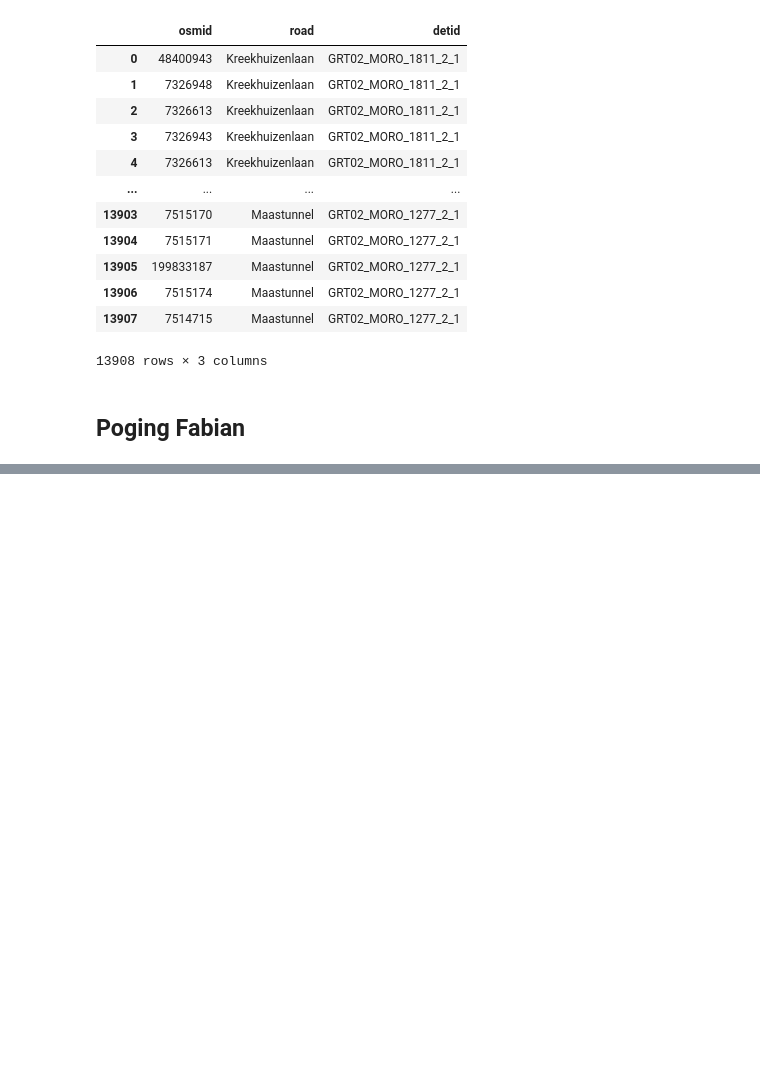
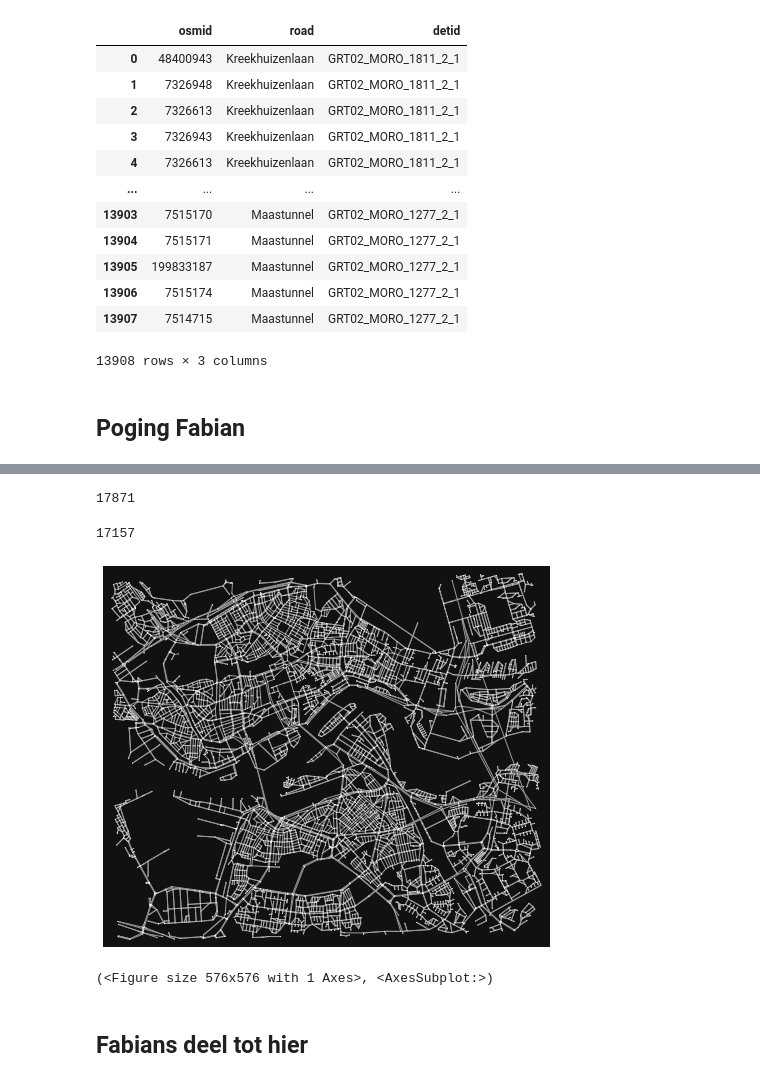
Before and after one commit to K4Ling/UrbanDataSc, a Jupyter notebook: Assignment.ipynb, the cells around one changed output, grey strips where cells are left out. Saved outputs shown, nothing was run; the diff lists cells and outputs as text; code cells hidden in the pictures; blank space fills up the shorter version.

```diff
--- a/Assignment.ipynb
+++ b/Assignment.ipynb
@@ -149,3 +194,7 @@ edge_attributes.head()
 dfea_lists=dfea.loc[(dfea['list?'] == True)]
 #save nonlists
 dfea_nonlists=dfea.loc[(dfea['list?'] == False)]
+dfea_lists=dfea_lists.reset_index()
+#dfea_lists.drop(['index'])
+dfea_lists=dfea_lists.iloc[:,1:17]
+dfea_lists.head()
@@ -165,5 +207,0 @@ dfs.head()
-# %%
-dfea_lists=dfea_lists.reset_index()
-for i in range(len(dfea_lists)):
-    for j in range(len(dfea_lists.osmid[i])):
-        print(dfea_lists.osmid[j])
@@ -209,0 +208,15 @@ NameError: name 'index' is not defined
+# %%
+#thrid try, also put appends in loop.
+cdict = {name: [] for name in (dfea_lists.columns)} #make dict that consists out of lists equal to columns of df to fill below, with right names
+
+for i in range (len(dfea_lists.name)):
+    for j in range(len(dfea_lists.name[i])):
+        ab=dfea_lists.name[i]
+        cdict['name'].append(ab[j])
+        for k, names_to_append in enumerate(dfea_lists.columns[1:len(dfea_lists.columns)]):
+            l=k+1
+            cdict[names_to_append].append(dfea_lists.iloc[i,l])
+
+dfnew=pd.DataFrame.from_dict(cdict)
+dfnew.head()
+#works!
@@ -209,0 +230,4 @@ NameError: name 'index' is not defined
+# %%
+frames=[dfea_nonlists,dfnew]
+final_set=pd.concat(frames)
+final_set.head()
@@ -210,3 +241,20 @@ NameError: name 'index' is not defined
+# %%
+print(len(final_set))
+# %% [output]
+17871
+# %%
+print(len(edge_attributes))
+# %% [output]
+17157
+# %%
+g=ox.graph_from_gdfs(node_data,final_set)
+gs=ox.project_graph(g)
+ox.plot_graph(gs,node_size=1)
+# %% [output]
+[figure, added]
+(<Figure size 576x576 with 1 Axes>, <AxesSubplot:>)
+# %% [markdown]
+## Fabians deel tot hier
 # %%
 # problem while trying to only plot the roads in UTD19, some osmids are in a from of a list
 # therfore df is created which extracts from list and copies the rest
```
Also changed, not shown: parts of 26 cells of this notebook, 1 other file.
